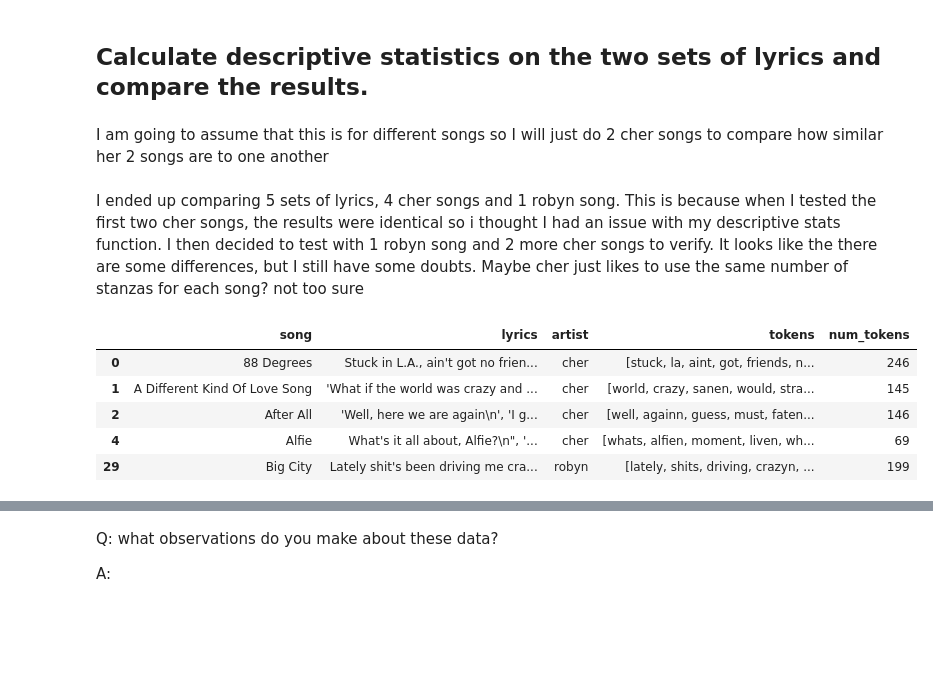
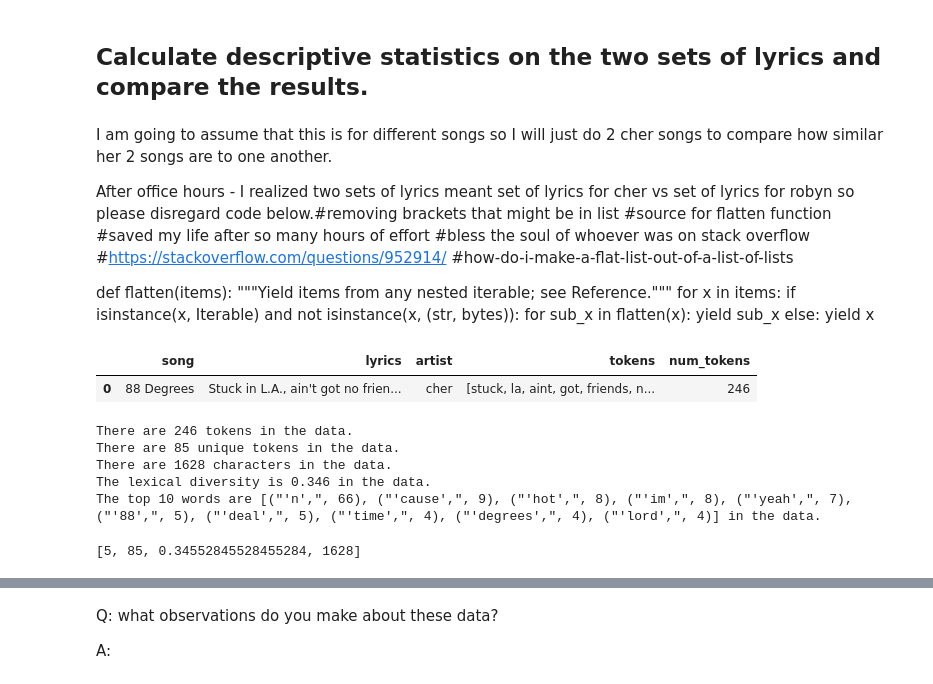
Before and after one commit to munipayal1/MADS-509-Module-3, a Jupyter notebook: Group_Comparison.ipynb, the cells around one changed output, grey strips where cells are left out. Cells and saved outputs as stored; diff of their text form; code cells hidden in the pictures; blank space fills up the shorter version.

```diff
--- a/Group_Comparison.ipynb
+++ b/Group_Comparison.ipynb
@@ -371,18 +379,25 @@ Q: What is one area of improvement to your tokenization that you could theoretic
 A:
 # %% [markdown]
 ## Calculate descriptive statistics on the two sets of lyrics and compare the results.
-# %% [markdown]
-I am going to assume that this is for different songs
-so I will just do 2 cher songs to compare how similar
-her 2 songs are to one another
-# %% [markdown]
-I ended up comparing 5 sets of lyrics,
-4 cher songs and 1 robyn song.
-This is because when I tested the first two
-cher songs, the results were identical so i thought I had
-an issue with my descriptive stats function.
-I then decided to test with 1 robyn song and
-2 more cher songs to verify. It looks like the
-there are some differences, but I still have some doubts.
-Maybe cher just likes to use the same number of stanzas
-for each song? not too sure
+# %% [markdown]
+I am going to assume that this is for different songs
+so I will just do 2 cher songs to compare how similar
+her 2 songs are to one another.
+
+After office hours - I realized two sets of lyrics meant
+set of lyrics for cher vs set of lyrics for robyn
+so please disregard code below.#removing brackets that might be in list
+#source for flatten function
+#saved my life after so many hours of effort
+#bless the soul of whoever was on stack overflow
+#https://stackoverflow.com/questions/952914/
+#how-do-i-make-a-flat-list-out-of-a-list-of-lists
+
+def flatten(items):
+    """Yield items from any nested iterable; see Reference."""
+    for x in items:
+        if isinstance(x, Iterable) and not isinstance(x, (str, bytes)):
+            for sub_x in flatten(x):
+                yield sub_x
+        else:
+            yield x
@@ -391,13 +422,9 @@ for each song? not too sure
 #source: https://www.geeksforgeeks.org/
 #get-the-first-3-rows-of-a-given-dataframe/
 
-cher_2_songs = lyrics_data.iloc[[0,1,2,4,29]]
+cher_song1_df = lyrics_data.iloc[[0]]
 # %%
-cher_2_songs.head()
+cher_song1_df.head()
 # %% [output]
 |  | song | lyrics | artist | tokens | num_tokens |
 | 0 | 88 Degrees | Stuck in L.A., ain't got no frien... | cher | [stuck, la, aint, got, friends, n... | 246 |
-| 1 | A Different Kind Of Love Song | 'What if the world was crazy and ... | cher | [world, crazy, sanen, would, stra... | 145 |
-| 2 | After All | 'Well, here we are again\n', 'I g... | cher | [well, againn, guess, must, faten... | 146 |
-| 4 | Alfie | What's it all about, Alfie?\n", '... | cher | [whats, alfien, moment, liven, wh... | 69 |
-| 29 | Big City | Lately shit's been driving me cra... | robyn | [lately, shits, driving, crazyn, ... | 199 |
@@ -403,0 +433,9 @@ cher_2_songs.head()
+# %%
+descriptive_stats(cher_song1_df_list)
+# %% [output]
+There are 246 tokens in the data.
+There are 85 unique tokens in the data.
+There are 1628 characters in the data.
+The lexical diversity is 0.346 in the data.
+The top 10 words are [("'n',", 66), ("'cause',", 9), ("'hot',", 8), ("'im',", 8), ("'yeah',", 7), ("'88',", 5), ("'deal',", 5), ("'time',", 4), ("'degrees',", 4), ("'lord',", 4)] in the data.
+[5, 85, 0.34552845528455284, 1628]
```
Also changed, not shown: parts of 36 cells of this notebook.
